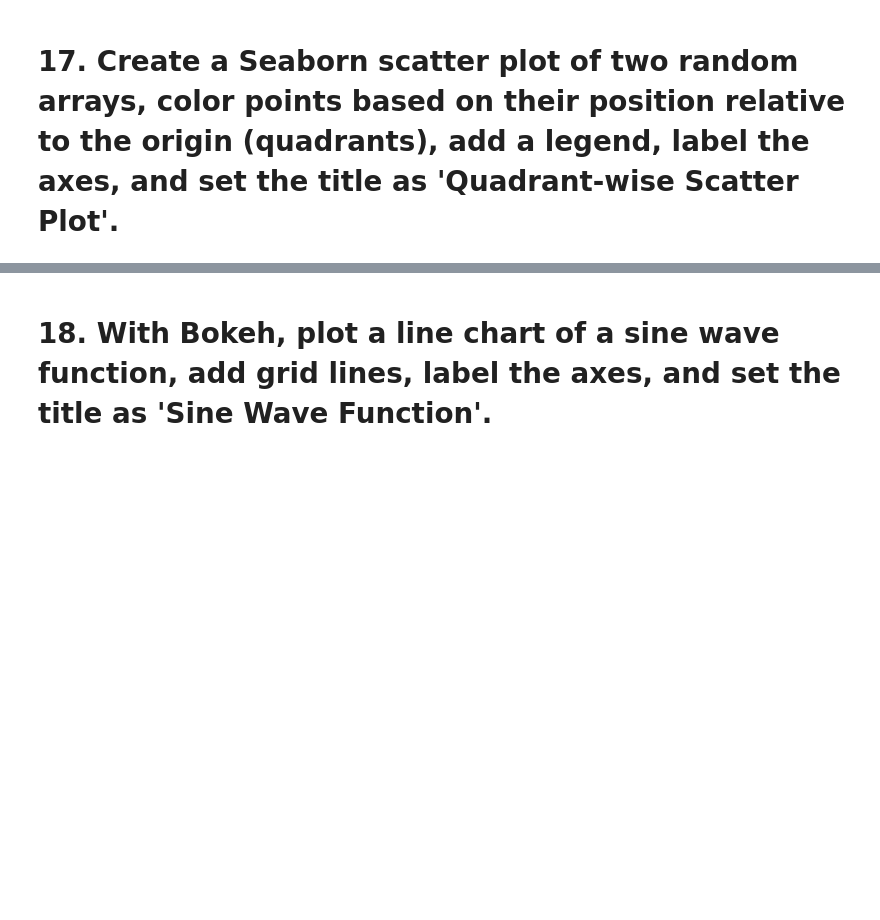
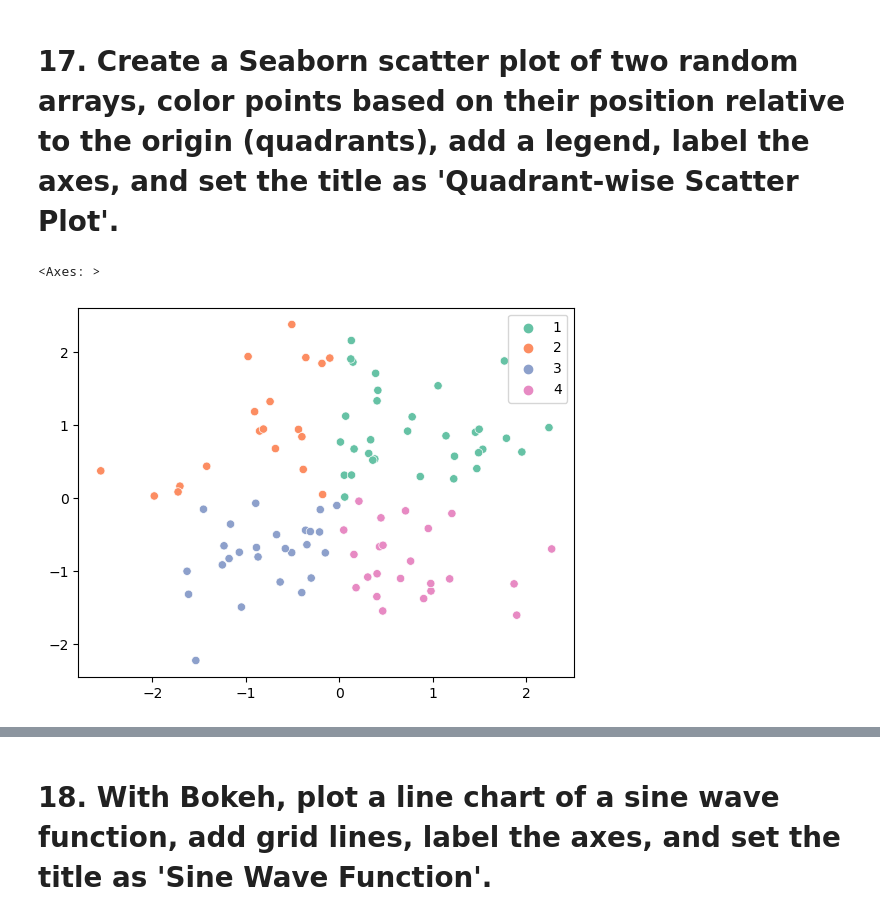
Before and after one commit to AjeetGupta/solve-anything, a Jupyter notebook: PW-Assignment/Data Toolkit Assignment - Live.ipynb, the cells around one changed output, grey strips where cells are left out. Saved outputs shown, nothing was run; the diff lists cells and outputs as text; code cells hidden in the pictures; blank space fills up the shorter version.

```diff
--- a/PW-Assignment/Data Toolkit Assignment - Live.ipynb
+++ b/PW-Assignment/Data Toolkit Assignment - Live.ipynb
@@ -259,0 +273,22 @@ d) Set the title of the plot as 'Histogram with PDF Overlay'.
+# %%
+# Generate random data
+np.random.seed(0)
+x = np.random.randn(100)
+y = np.random.randn(100)
+# %%
+# Determine the quadrant for each point
+quadrants = np.zeros_like(x, dtype=int)
+# First quadrant
+quadrants[(x >= 0) & (y >= 0)] = 1
+# Second quadrant
+quadrants[(x < 0) & (y >= 0)] = 2
+# Third quadrant
+quadrants[(x < 0) & (y < 0)] = 3
+# Fourth quadrant
+quadrants[(x >= 0) & (y < 0)] = 4
+# %%
+# Create the scatter plot with Seaborn
+sns.scatterplot(x=x, y=y, hue=quadrants, palette='Set2', legend='full')
+# %% [output]
+<Axes: >
+[figure, added]
```
Also changed, not shown: parts of 31 cells of this notebook.
